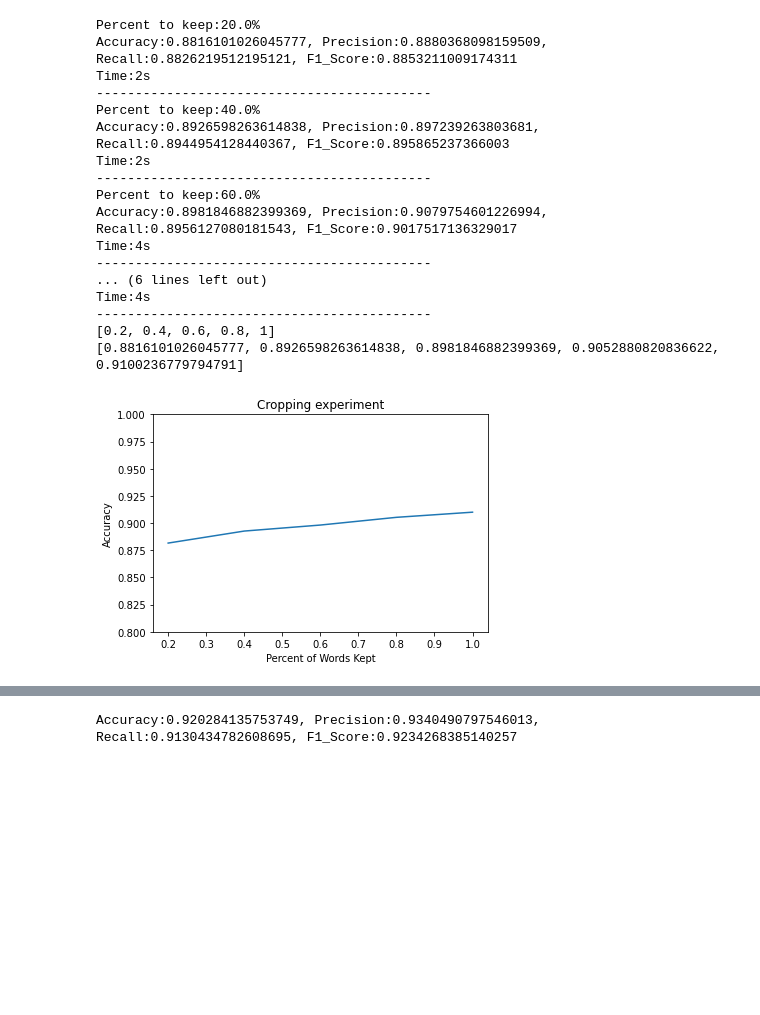
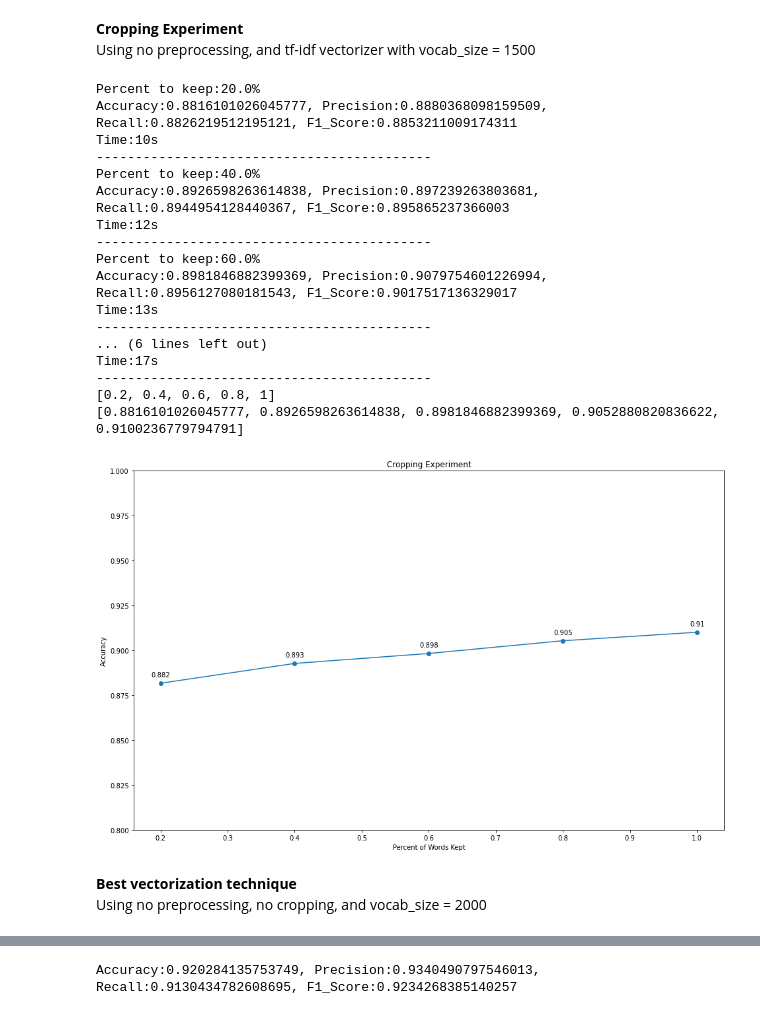
Before and after one commit to Luna-Xinyue/FakeNewsDetector, a Jupyter notebook: LogisticRegression.ipynb, the cells around one changed output, grey strips where cells are left out. Drawn from its saved outputs; the diff is of its cells as text; code cells hidden in the pictures; blank space fills up the shorter version.

```diff
--- a/LogisticRegression.ipynb
+++ b/LogisticRegression.ipynb
@@ -67,6 +74,8 @@ Time:3s
+# %% [markdown]
+**Cropping Experiment**
+<br>
+Using no preprocessing, and tf-idf vectorizer with vocab_size = 1500
 # %%
-# Cropping test
-# Using no preprocessing, and tf-idf vectorizer with vocab_size = 1500
 perc_to_keep = [0.20,0.40,0.60,0.80,1]
 
 dataframe = pd.read_csv('./data/fake_or_real_news.csv')
@@ -82,38 +91,47 @@ for perc in perc_to_keep:
     dataframe['crop_text'] = dataframe.apply(lambda row: lrm.crop(row['text'],perc), axis=1)
     dataset = (dataframe['title'] + ' ' + dataframe['crop_text']).to_numpy()
     X_data = lrm.fit_vectorizer(dataset, vec_type="tfidf", max_features=1500)
 
     accuracy = lrm.run_default_logistic_regression(X_data,y_binary)
     accuracy_list.append(accuracy)
     epoch_time_end = int(time.time())
     print('Time:' +str(epoch_time_end-epoch_time_start)+'s')
     print('-------------------------------------------')
 print(perc_to_keep)
 print(accuracy_list)
 
+plt.figure(figsize=(16, 10))
 plt.xlabel('Percent of Words Kept')
 plt.ylabel('Accuracy')
 plt.ylim(0.8,1)
-plt.title('Cropping experiment')
-plt.plot(perc_to_keep,accuracy_list)
+plt.title('Cropping Experiment')
+plt.plot(perc_to_keep,accuracy_list, marker='o')
+for x,y in zip(perc_to_keep,accuracy_list):
+    label = f"{round(y,3)}"
+    plt.annotate(label, (x,y), textcoords="offset points",
+                 xytext=(0,10), ha='center')
 plt.savefig('plots/cropping')
 # %% [output]
 Percent to keep:20.0%
 Accuracy:0.8816101026045777, Precision:0.8880368098159509, Recall:0.8826219512195121, F1_Score:0.8853211009174311
-Time:2s
+Time:10s
 -------------------------------------------
 Percent to keep:40.0%
 Accuracy:0.8926598263614838, Precision:0.897239263803681, Recall:0.8944954128440367, F1_Score:0.895865237366003
-Time:2s
+Time:12s
 -------------------------------------------
 Percent to keep:60.0%
 Accuracy:0.8981846882399369, Precision:0.9079754601226994, Recall:0.8956127080181543, F1_Score:0.9017517136329017
-Time:4s
+Time:13s
 -------------------------------------------
 ... (6 lines left out)
-Time:4s
+Time:17s
 -------------------------------------------
 [0.2, 0.4, 0.6, 0.8, 1]
 [0.8816101026045777, 0.8926598263614838, 0.8981846882399369, 0.9052880820836622, 0.9100236779794791]
-[figure, old version]
+[figure, new version]
+# %% [markdown]
+**Best vectorization technique**
+<br>
+Using no preprocessing, no cropping, and vocab_size = 2000
 # %%
```
Also changed, not shown: parts of 18 cells of this notebook, 17 other files.
